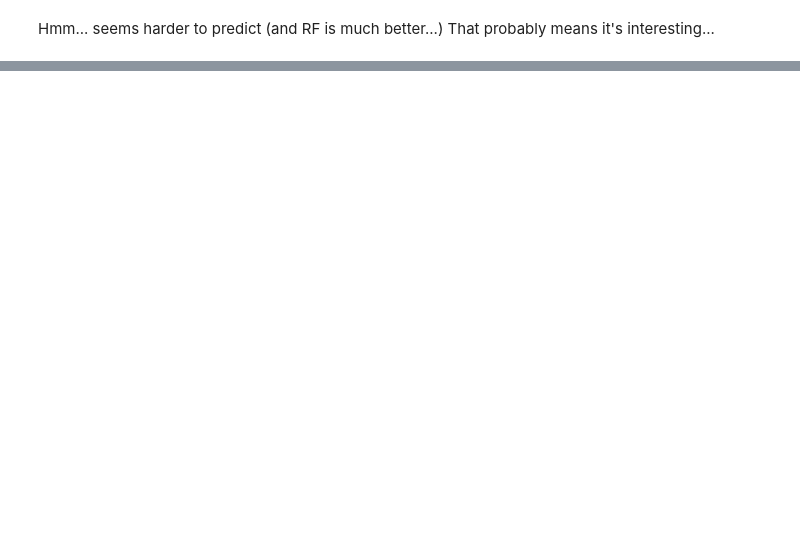
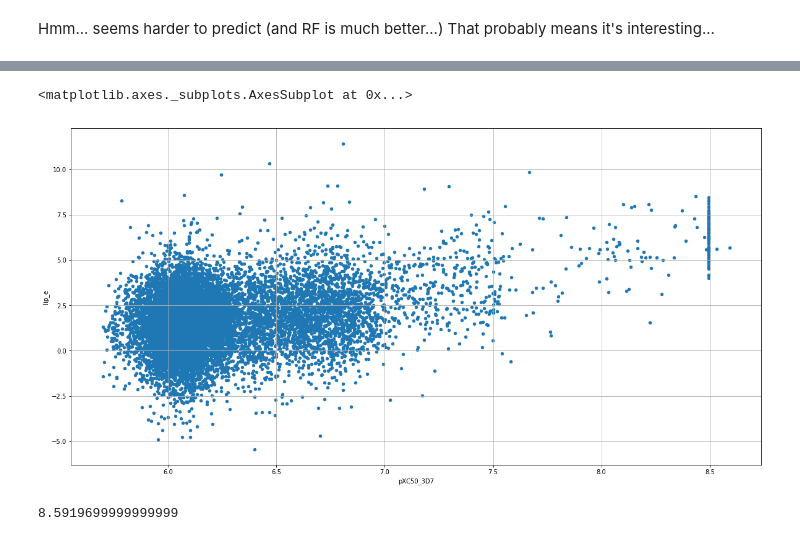
Before and after one commit to owatson/sherlock, a Jupyter notebook: notebooks/Malaria_research3.ipynb, the cells around one changed output, grey strips where cells are left out. Drawn from its saved outputs; the diff is of its cells as text; code cells hidden in the pictures; blank space fills up the shorter version.

```diff
--- a/notebooks/Malaria_research3.ipynb
+++ b/notebooks/Malaria_research3.ipynb
@@ -201,0 +182,3 @@ R2 (signed):      0.282 [   0.270    0.298] at 5pct conf
+# %%
+# According to Mark - this is the thing you really want to predict...
+lip_e = df.pXC50_3D7.values - df.ALOGP.values
@@ -201,0 +222,2 @@ R2 (signed):      0.282 [   0.270    0.298] at 5pct conf
+# %%
+df['lip_e'] = pd.Series(lip_e, index=df.index)
@@ -201,0 +238,11 @@ R2 (signed):      0.282 [   0.270    0.298] at 5pct conf
+# %%
+# This plot shows the relationship between the potency (pXC50_3D7) - and the
+# greasiness adjusted potency (lip_e).  They aren't that correlated...
+df.plot.scatter('pXC50_3D7','lip_e', grid=True)
+# %% [output]
+<matplotlib.axes._subplots.AxesSubplot at 0x...>
+[figure, added]
+# %%
+np.max(df.pXC50_3D7.values[~np.isnan(df.pXC50_3D7.values)])
+# %% [output]
+8.5919699999999999
```
Also changed, not shown: parts of 43 cells of this notebook.
